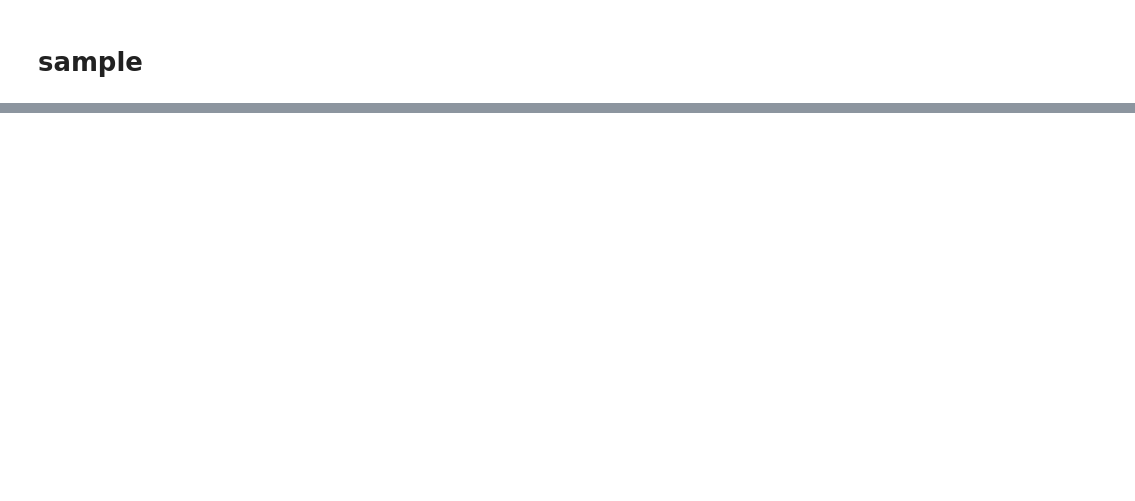
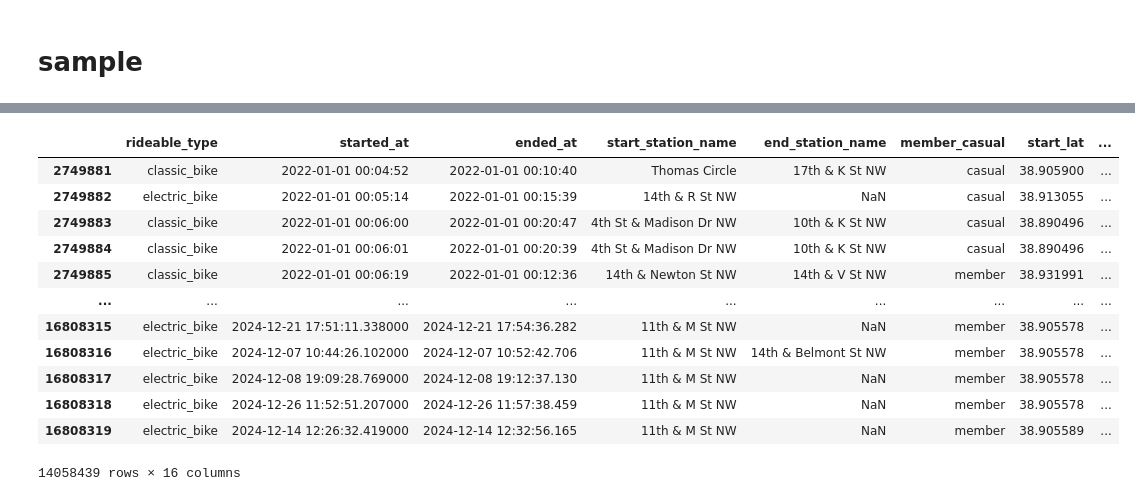
Before and after one commit to pabs-llama/projects, a Jupyter notebook: project_3_ capitalbikeshare/dc_maryland_updated_2024.ipynb, the cells around one changed output, grey strips where cells are left out. Drawn from its saved outputs; the diff is of its cells as text; code cells hidden in the pictures; blank space fills up the shorter version.

```diff
--- a/project_3_ capitalbikeshare/dc_maryland_updated_2024.ipynb
+++ b/project_3_ capitalbikeshare/dc_maryland_updated_2024.ipynb
@@ -162,5 +194,21 @@ maryland_gdf
 # %%
 dc_wards_gdf = dc_wards_gdf.drop(columns=["index_right"])
+# %%
+dc_wards_gdf
+# %% [output]
+|  | rideable_type | started_at | ended_at | start_station_name | end_station_name | member_casual | start_lat | ... |
+| 2749881 | classic_bike | 2022-01-01 00:04:52 | 2022-01-01 00:10:40 | Thomas Circle | 17th & K St NW | casual | 38.905900 | ... |
+| 2749882 | electric_bike | 2022-01-01 00:05:14 | 2022-01-01 00:15:39 | 14th & R St NW | NaN | casual | 38.913055 | ... |
+| 2749883 | classic_bike | 2022-01-01 00:06:00 | 2022-01-01 00:20:47 | 4th St & Madison Dr NW | 10th & K St NW | casual | 38.890496 | ... |
+| 2749884 | classic_bike | 2022-01-01 00:06:01 | 2022-01-01 00:20:39 | 4th St & Madison Dr NW | 10th & K St NW | casual | 38.890496 | ... |
+| 2749885 | classic_bike | 2022-01-01 00:06:19 | 2022-01-01 00:12:36 | 14th & Newton St NW | 14th & V St NW | member | 38.931991 | ... |
+| ... | ... | ... | ... | ... | ... | ... | ... | ... |
+| 16808315 | electric_bike | 2024-12-21 17:51:11.338000 | 2024-12-21 17:54:36.282 | 11th & M St NW | NaN | member | 38.905578 | ... |
+| 16808316 | electric_bike | 2024-12-07 10:44:26.102000 | 2024-12-07 10:52:42.706 | 11th & M St NW | 14th & Belmont St NW | member | 38.905578 | ... |
+| 16808317 | electric_bike | 2024-12-08 19:09:28.769000 | 2024-12-08 19:12:37.130 | 11th & M St NW | NaN | member | 38.905578 | ... |
+| 16808318 | electric_bike | 2024-12-26 11:52:51.207000 | 2024-12-26 11:57:38.459 | 11th & M St NW | NaN | member | 38.905578 | ... |
+| 16808319 | electric_bike | 2024-12-14 12:26:32.419000 | 2024-12-14 12:32:56.165 | 11th & M St NW | NaN | member | 38.905589 | ... |
+14058439 rows × 16 columns
 # %%
 maryland_gdf=maryland_gdf[["COUNTY","geometry"]]
 # %%
```
Also changed, not shown: parts of 22 cells of this notebook, 1 other file.
